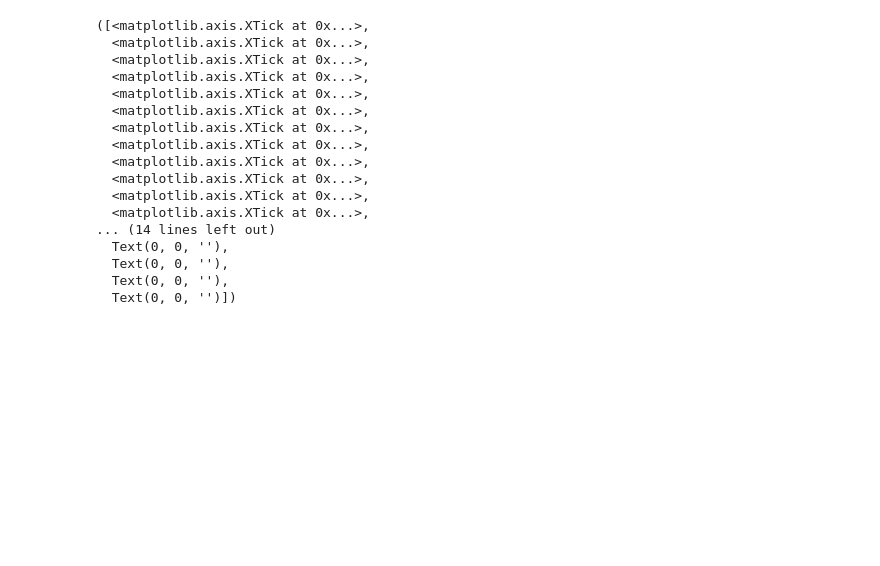
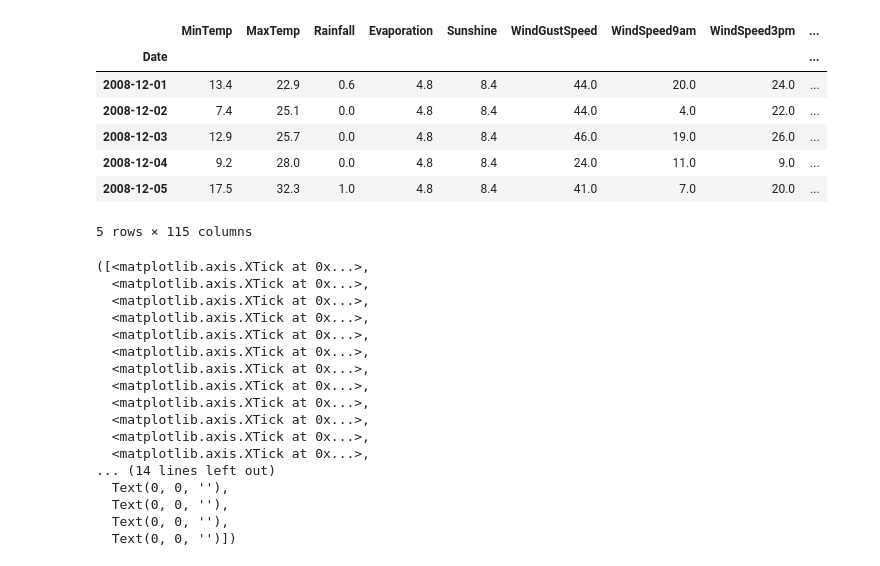
Before and after one commit to anshulpattoo/australianrainprediction, a Jupyter notebook: Ethan's Code and Files/EthanGroupProject.ipynb, the cells around one changed output. Cells and saved outputs as stored; diff of their text form; code cells hidden in the pictures; blank space fills up the shorter version.

```diff
--- a/Ethan's Code and Files/EthanGroupProject.ipynb
+++ b/Ethan's Code and Files/EthanGroupProject.ipynb
@@ -55,6 +60,17 @@ df=df.dropna(subset=["RainTomorrow"])
 df["RainTomorrow"] = df["RainTomorrow"].astype("category")
 df["RainTomorrowBinary"] = df["RainTomorrow"].cat.codes
 df.drop(['RainTomorrow'],axis=1, inplace=True)
+# %%
+df.head()
+# %% [output]
+|  | MinTemp | MaxTemp | Rainfall | Evaporation | Sunshine | WindGustSpeed | WindSpeed9am | WindSpeed3pm | ... |
+| Date |  |  |  |  |  |  |  |  | ... |
+| 2008-12-01 | 13.4 | 22.9 | 0.6 | 4.8 | 8.4 | 44.0 | 20.0 | 24.0 | ... |
+| 2008-12-02 | 7.4 | 25.1 | 0.0 | 4.8 | 8.4 | 44.0 | 4.0 | 22.0 | ... |
+| 2008-12-03 | 12.9 | 25.7 | 0.0 | 4.8 | 8.4 | 46.0 | 19.0 | 26.0 | ... |
+| 2008-12-04 | 9.2 | 28.0 | 0.0 | 4.8 | 8.4 | 24.0 | 11.0 | 9.0 | ... |
+| 2008-12-05 | 17.5 | 32.3 | 1.0 | 4.8 | 8.4 | 41.0 | 7.0 | 20.0 | ... |
+5 rows × 115 columns
 # %%
 #Transform dataset (only normalized on not normalized datasets)
 x = StandardScaler().fit_transform(df.iloc[:,0:-1])
```
Also changed, not shown: parts of 4 cells of this notebook.
